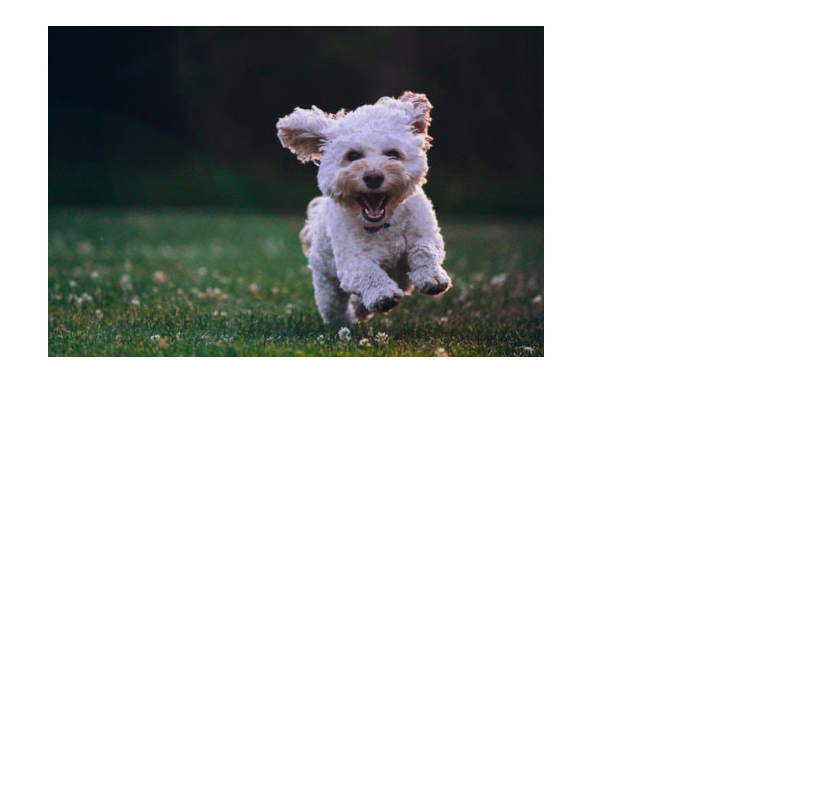
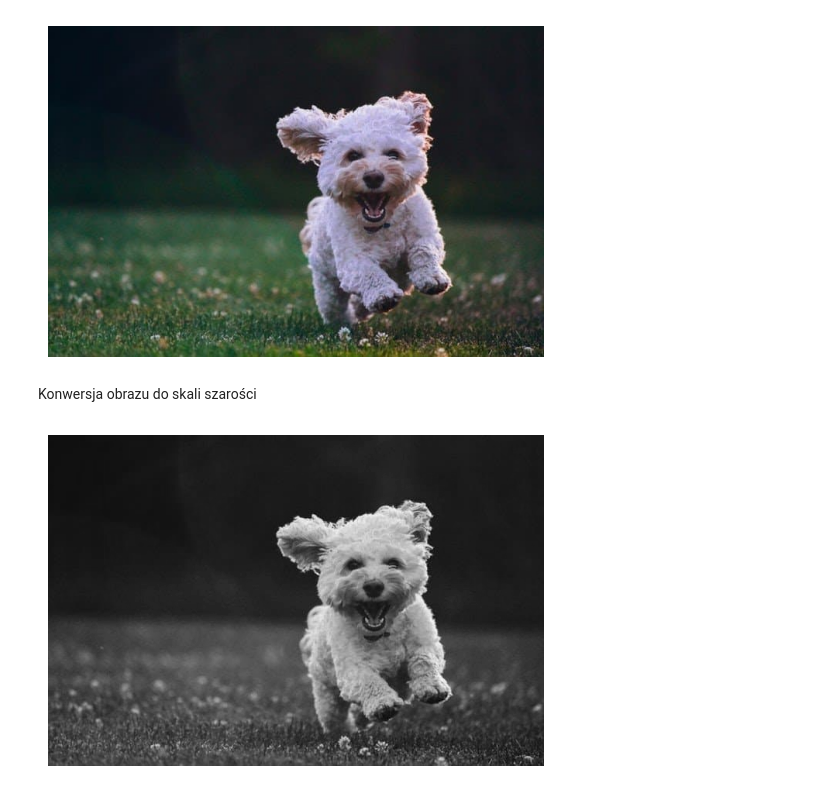
Before and after one commit to kat-pierzchala/OpenCV_Scikit-image, a Jupyter notebook: OpenCV_SKI.ipynb, the cells around one changed output. Saved outputs shown, nothing was run; the diff lists cells and outputs as text; code cells hidden in the pictures; blank space fills up the shorter version.

```diff
--- a/OpenCV_SKI.ipynb
+++ b/OpenCV_SKI.ipynb
@@ -36,16 +31,25 @@ import matplotlib.pyplot as plt
 
 %matplotlib inline
 
-# Wczytaj obraz
-sciezka = r"/content/sample.jpg"
+sciezka = r"C:\PRACA\IT\TABLICA\sample jpg\OpenCV_Scikit-image\sample.jpg"
 obraz = cv2.imread(sciezka)
 
-# Konwersja BGR → RGB (bo OpenCV wczytuje jako BGR)
+# Konwersja BGR → RGB
 obraz = cv2.cvtColor(obraz, cv2.COLOR_BGR2RGB)
 
 # Wyświetlenie obrazu
 plt.imshow(obraz)
-plt.axis("off")  # Ukryj osie
+plt.axis("off")
 plt.show()
 # %% [output]
 [figure]
+# %% [markdown]
+Konwersja obrazu do skali szarości
+# %%
+obraz_szary = cv2.cvtColor(obraz, cv2.COLOR_BGR2GRAY)
+
+plt.imshow(obraz_szary, cmap="gray")
+plt.axis("off")
+plt.show()
+# %% [output]
+[figure, added]
```
Also changed, not shown: parts of 9 cells of this notebook, 1 other file.
